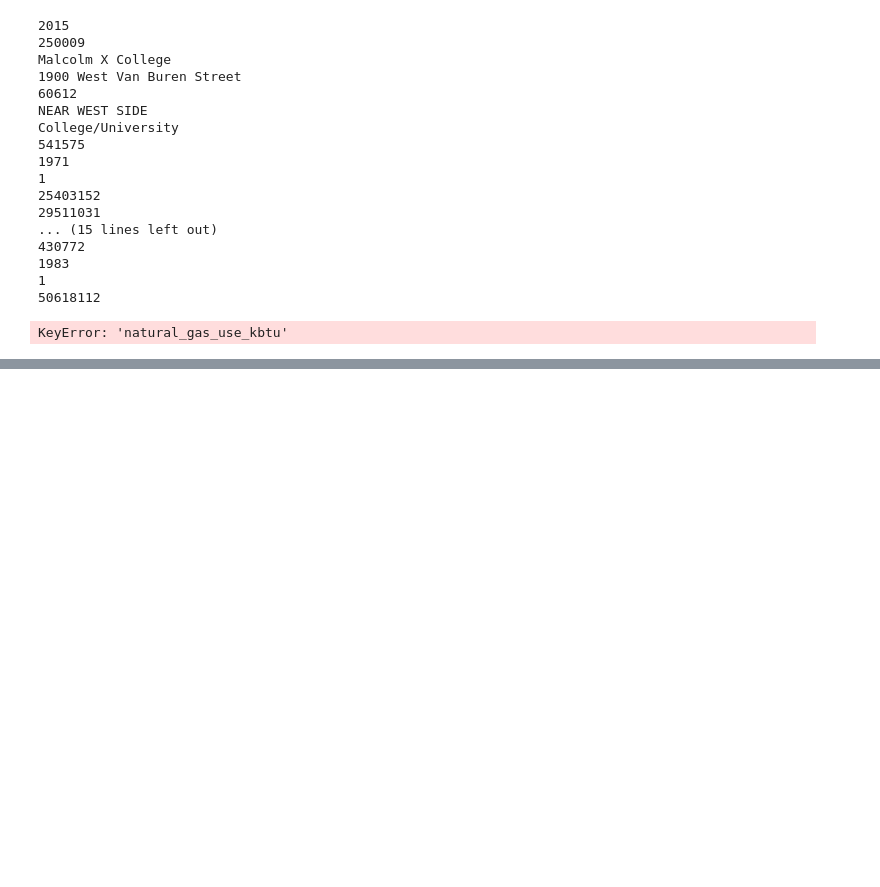
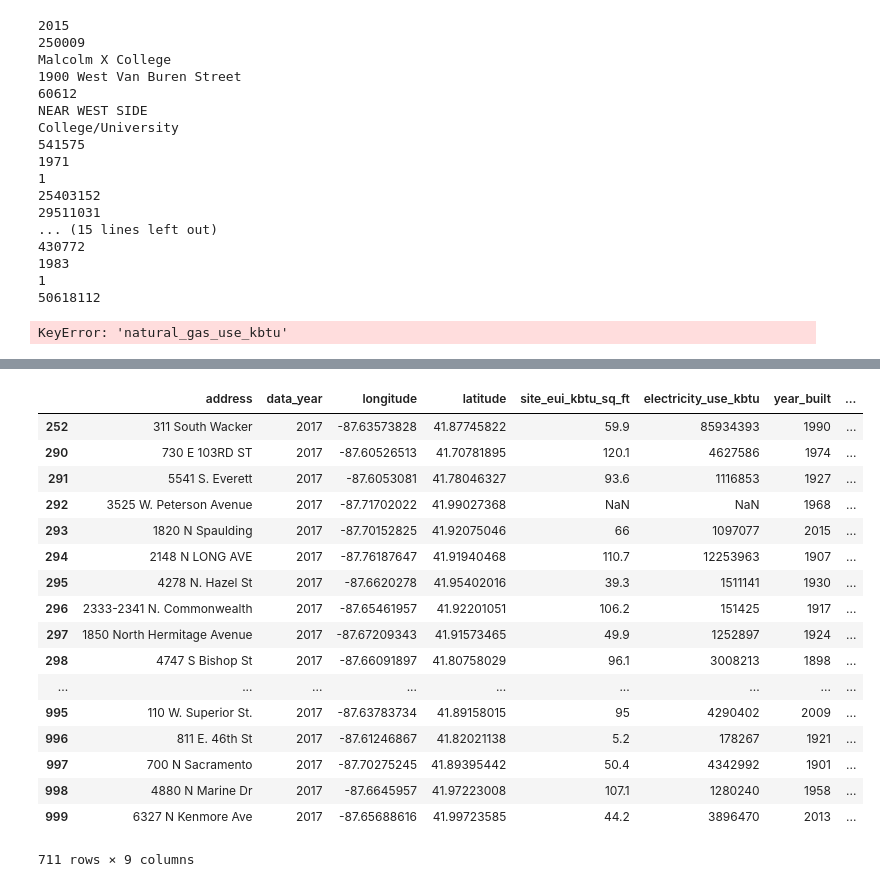
Before and after one commit to ShaleshK/Chicago-Buildings-Energy-Use, a Jupyter notebook: buildings.ipynb, the cells around one changed output, grey strips where cells are left out. Cells and saved outputs as stored; diff of their text form; code cells hidden in the pictures; blank space fills up the shorter version.

```diff
--- a/buildings.ipynb
+++ b/buildings.ipynb
@@ -112 +158,23 @@ KeyError: 'natural_gas_use_kbtu'
+# %%
+New_df_2 = New_df.loc[New_df["data_year"] == "2017"]
+New_df_2
+# %% [output]
+|  | address | data_year | longitude | latitude | site_eui_kbtu_sq_ft | electricity_use_kbtu | year_built | ... |
+| 252 | 311 South Wacker | 2017 | -87.63573828 | 41.87745822 | 59.9 | 85934393 | 1990 | ... |
+| 290 | 730 E 103RD ST | 2017 | -87.60526513 | 41.70781895 | 120.1 | 4627586 | 1974 | ... |
+| 291 | 5541 S. Everett | 2017 | -87.6053081 | 41.78046327 | 93.6 | 1116853 | 1927 | ... |
+| 292 | 3525 W. Peterson Avenue | 2017 | -87.71702022 | 41.99027368 | NaN | NaN | 1968 | ... |
+| 293 | 1820 N Spaulding | 2017 | -87.70152825 | 41.92075046 | 66 | 1097077 | 2015 | ... |
+| 294 | 2148 N LONG AVE | 2017 | -87.76187647 | 41.91940468 | 110.7 | 12253963 | 1907 | ... |
+| 295 | 4278 N. Hazel St | 2017 | -87.6620278 | 41.95402016 | 39.3 | 1511141 | 1930 | ... |
+| 296 | 2333-2341 N. Commonwealth | 2017 | -87.65461957 | 41.92201051 | 106.2 | 151425 | 1917 | ... |
+| 297 | 1850 North Hermitage Avenue | 2017 | -87.67209343 | 41.91573465 | 49.9 | 1252897 | 1924 | ... |
+| 298 | 4747 S Bishop St | 2017 | -87.66091897 | 41.80758029 | 96.1 | 3008213 | 1898 | ... |
+| ... | ... | ... | ... | ... | ... | ... | ... | ... |
+| 995 | 110 W. Superior St. | 2017 | -87.63783734 | 41.89158015 | 95 | 4290402 | 2009 | ... |
+| 996 | 811 E. 46th St | 2017 | -87.61246867 | 41.82021138 | 5.2 | 178267 | 1921 | ... |
+| 997 | 700 N Sacramento | 2017 | -87.70275245 | 41.89395442 | 50.4 | 4342992 | 1901 | ... |
+| 998 | 4880 N Marine Dr | 2017 | -87.6645957 | 41.97223008 | 107.1 | 1280240 | 1958 | ... |
+| 999 | 6327 N Kenmore Ave | 2017 | -87.65688616 | 41.99723585 | 44.2 | 3896470 | 2013 | ... |
+711 rows × 9 columns
 # %%
```
Also changed, not shown: parts of 9 cells of this notebook, 1 other file.
